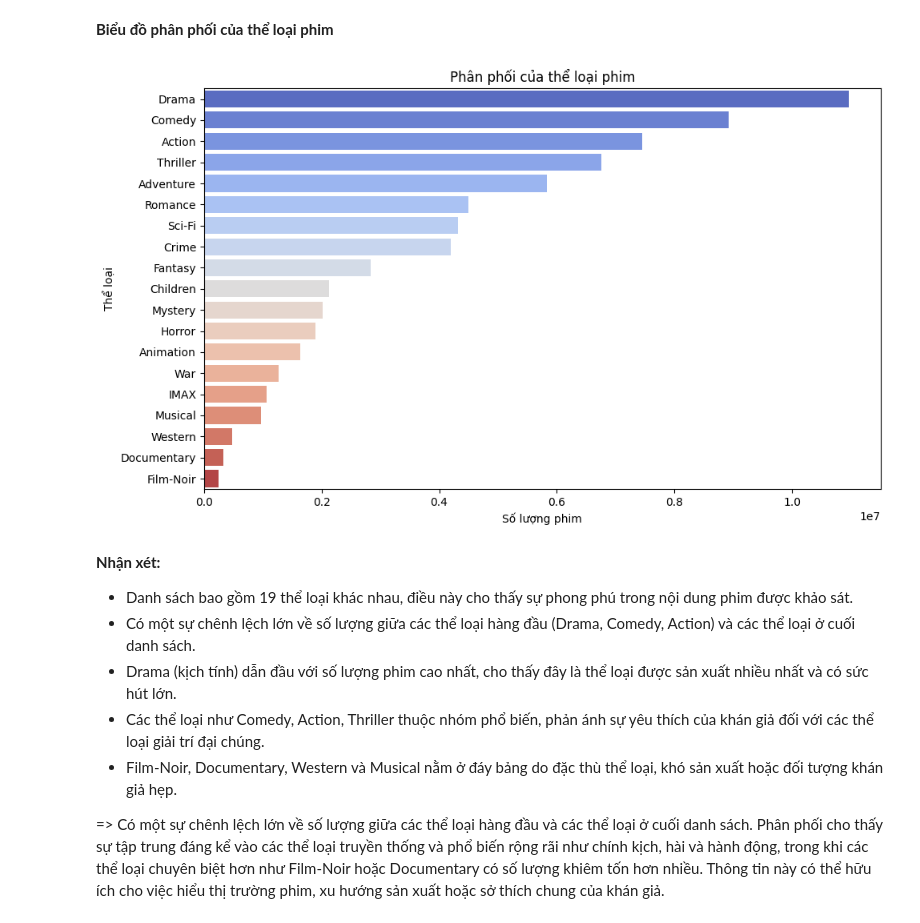
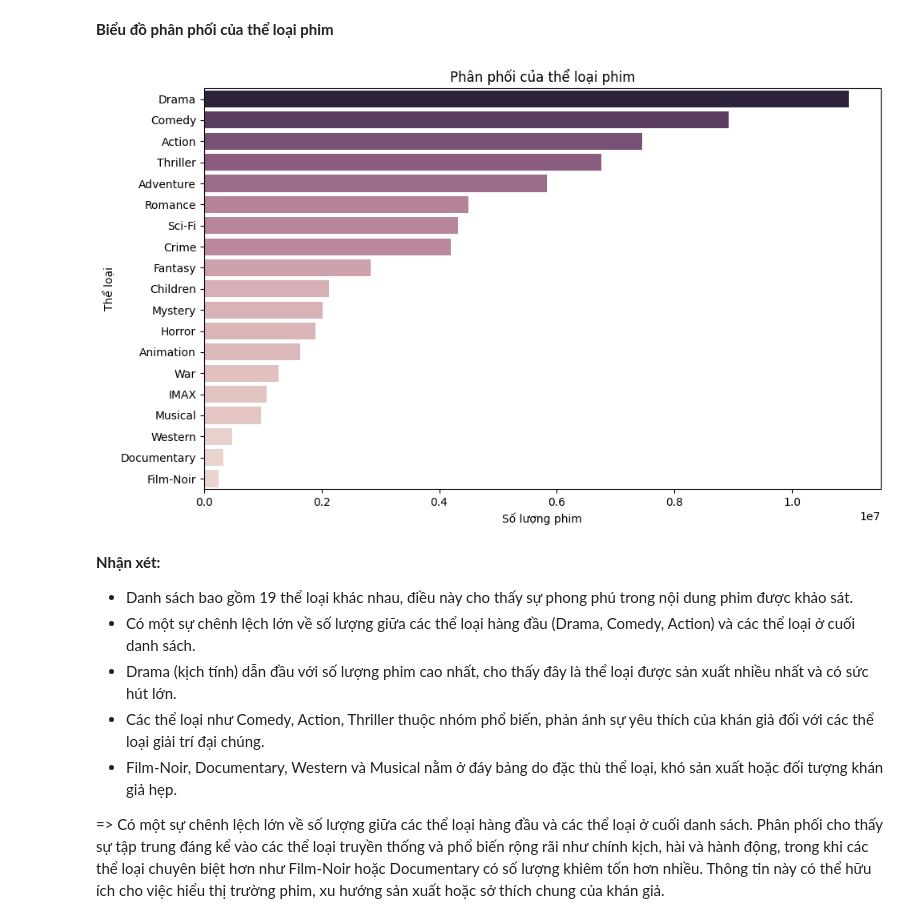
Before and after one commit to ththu0205/SVD-in-Movie-Recommendation-Systems, a Jupyter notebook: baseline_SVD/phase1.ipynb, the cells around one changed output. Cells and saved outputs as stored; diff of their text form; code cells hidden in the pictures.

```diff
--- a/baseline_SVD/phase1.ipynb
+++ b/baseline_SVD/phase1.ipynb
@@ -158,20 +105,26 @@ exploded.head()
 # %% [markdown]
 **Biểu đồ phân phối của thể loại phim**
-# %%
-# Đếm số lượng phim theo từng thể loại
-genre_counts = exploded['genres'].value_counts().reset_index()
-genre_counts.columns = ['genre', 'count']
-
-# Vẽ biểu đồ
-plt.figure(figsize=(10, 6))
-sns.barplot(data=genre_counts, x='count', y='genre', palette='coolwarm')
-plt.title('Phân phối của thể loại phim')
-plt.xlabel('Số lượng phim')
-plt.ylabel('Thể loại')
-plt.tight_layout()
-plt.show()
-# %% [output]
-[figure, removed]
+# %%
+# Thống kê số lượng các genres
+merged = ratings.merge(movies, on='movieId')
+merged = merged[merged['genres'] != '(no genres listed)']
+merged['genres'] = merged['genres'].str.split('|')
+exploded = merged.explode('genres')
+
+# Đếm số lượng phim theo từng thể loại
+genre_counts = exploded['genres'].value_counts().reset_index()
+genre_counts.columns = ['genre', 'count']
+
+# Vẽ biểu đồ
+plt.figure(figsize=(10, 6))
+sns.barplot(data=genre_counts, x='count', y='genre', hue='count', legend=False)
+plt.title('Phân phối của thể loại phim')
+plt.xlabel('Số lượng phim')
+plt.ylabel('Thể loại')
+plt.tight_layout()
+plt.show()
+# %% [output]
+[figure, added]
 # %% [markdown]
 **Nhận xét:**
 - Danh sách bao gồm 19 thể loại khác nhau, điều này cho thấy sự phong phú trong nội dung phim được khảo sát.
```
Also changed, not shown: parts of 13 cells of this notebook.
